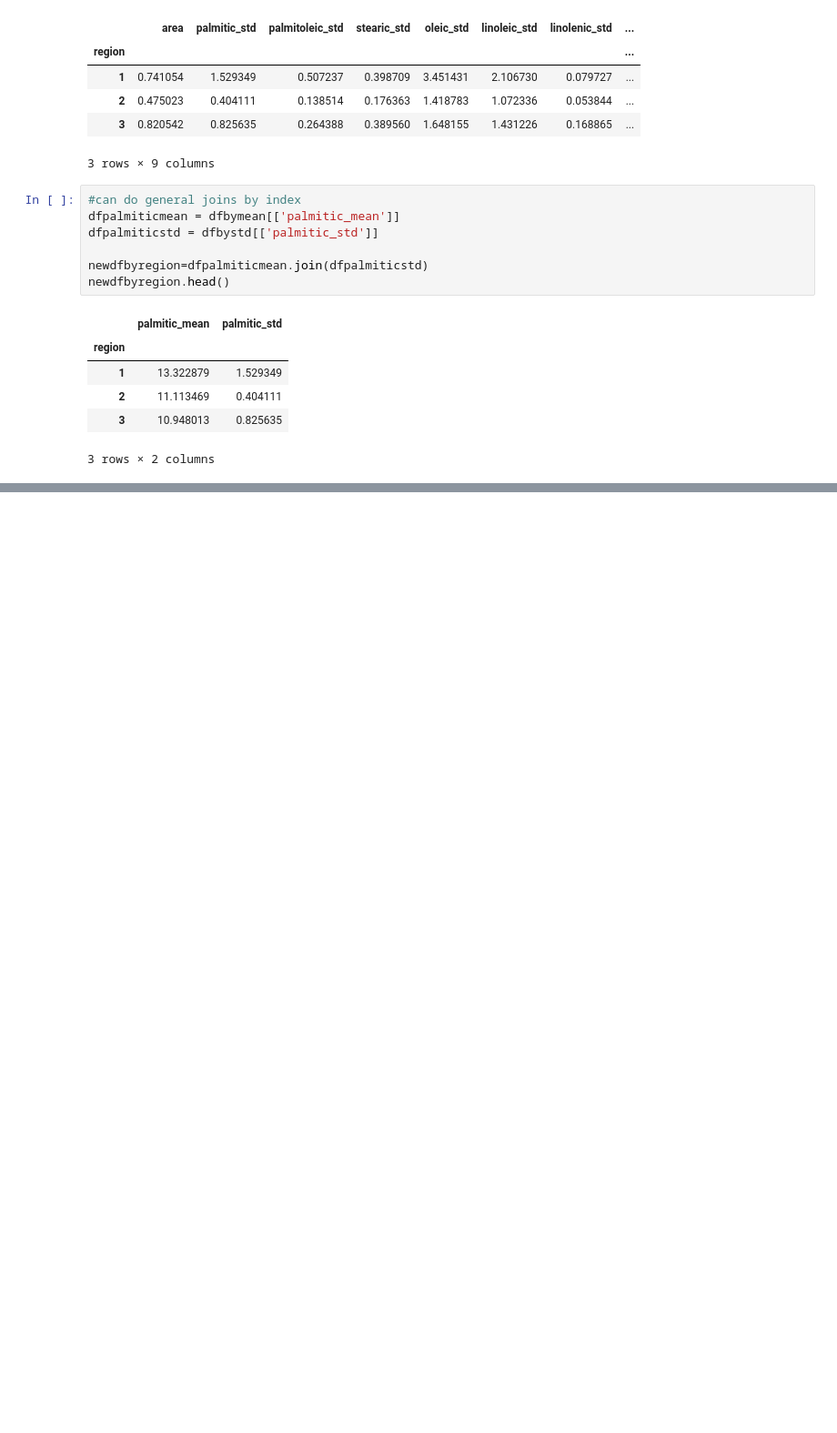
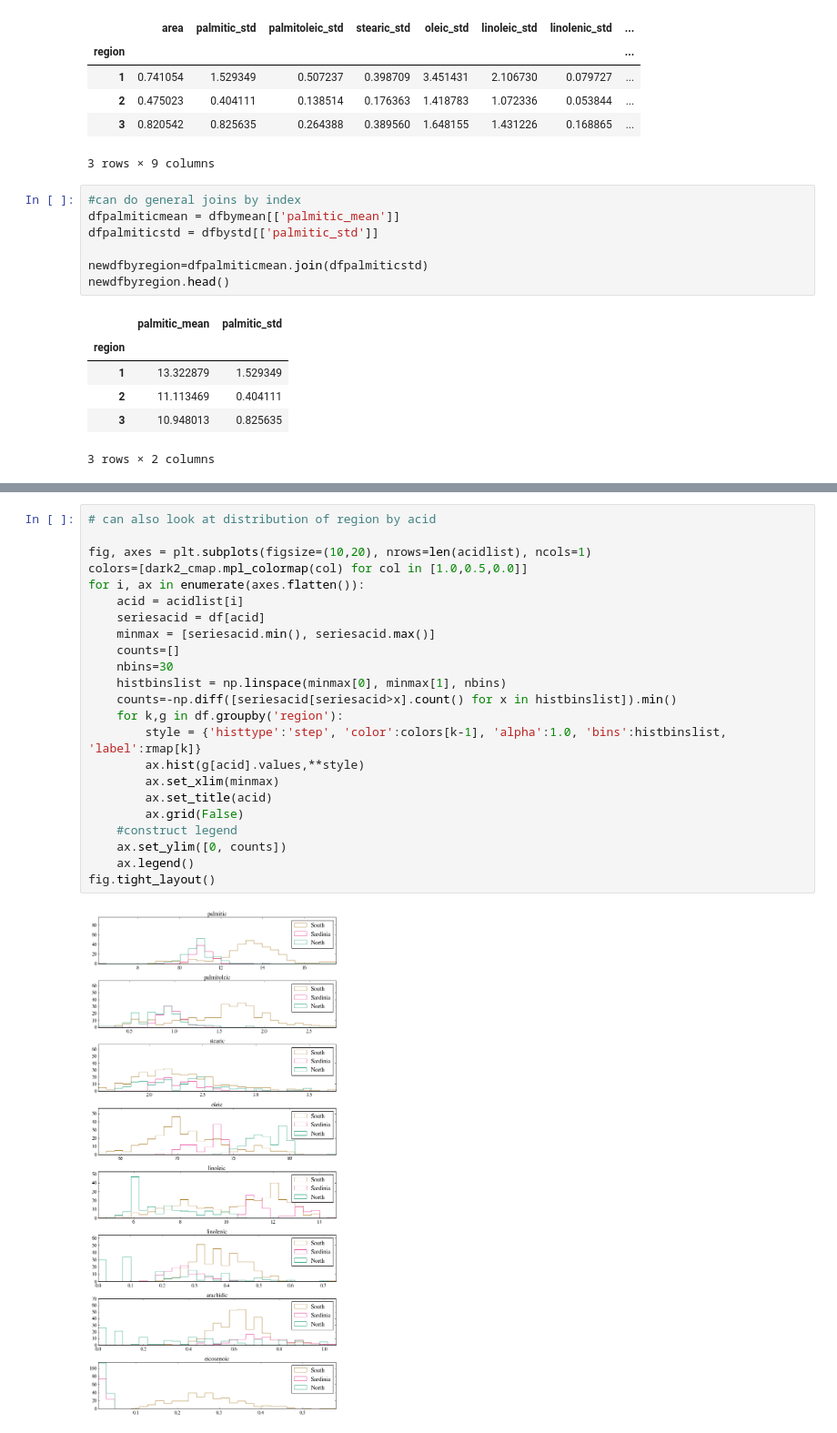
Before and after one commit to tfolkman/CS109, a Jupyter notebook: Week3/Lab3.ipynb, the cells around one changed output, grey strips where cells are left out. Shown: that part at 91% size. Cells and saved outputs as stored; diff of their text form; blank space fills up the shorter version.

```diff
--- a/Week3/Lab3.ipynb
+++ b/Week3/Lab3.ipynb
@@ -265,0 +328,25 @@ Name: palmitic, dtype: float64
+# %%
+# can also look at distribution of region by acid
+
+fig, axes = plt.subplots(figsize=(10,20), nrows=len(acidlist), ncols=1)
+colors=[dark2_cmap.mpl_colormap(col) for col in [1.0,0.5,0.0]]
+for i, ax in enumerate(axes.flatten()):
+    acid = acidlist[i]
+    seriesacid = df[acid]
+    minmax = [seriesacid.min(), seriesacid.max()]
+    counts=[]
+    nbins=30
+    histbinslist = np.linspace(minmax[0], minmax[1], nbins)
+    counts=-np.diff([seriesacid[seriesacid>x].count() for x in histbinslist]).min()
+    for k,g in df.groupby('region'):
+        style = {'histtype':'step', 'color':colors[k-1], 'alpha':1.0, 'bins':histbinslist, 'label':rmap[k]}
+        ax.hist(g[acid].values,**style)
+        ax.set_xlim(minmax)
+        ax.set_title(acid)
+        ax.grid(False)
+    #construct legend
+    ax.set_ylim([0, counts])
+    ax.legend()
+fig.tight_layout()
+# %% [output]
+[figure, added]
```
Also changed, not shown: parts of 17 cells of this notebook, 1 other file.
